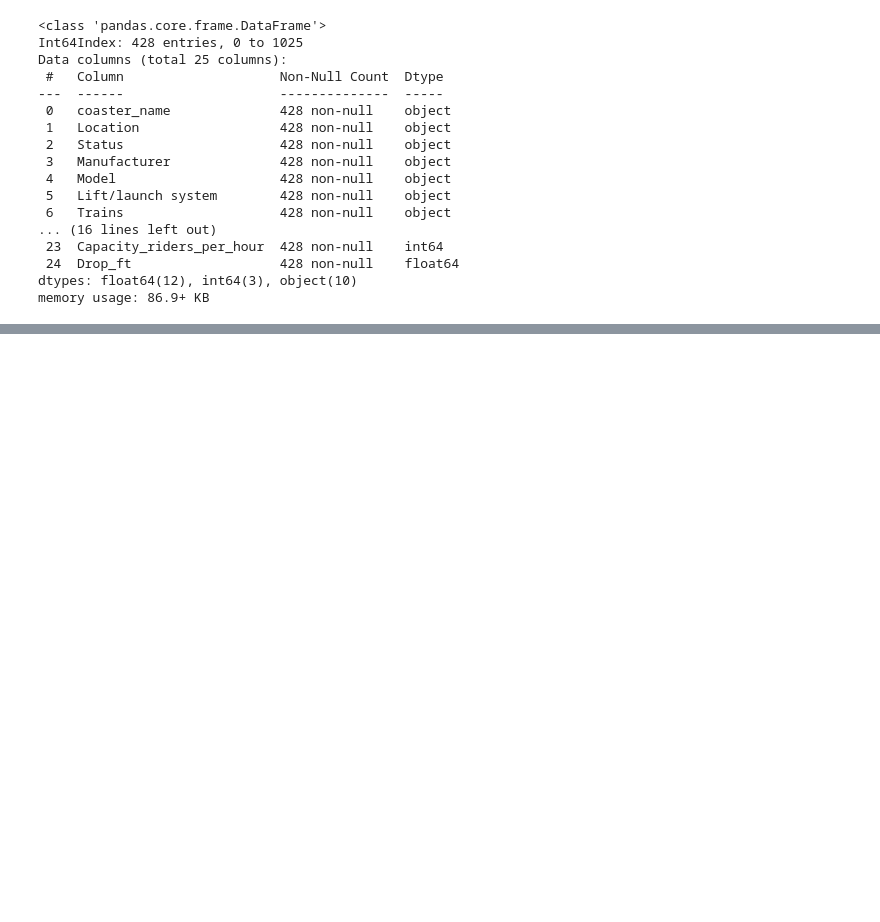
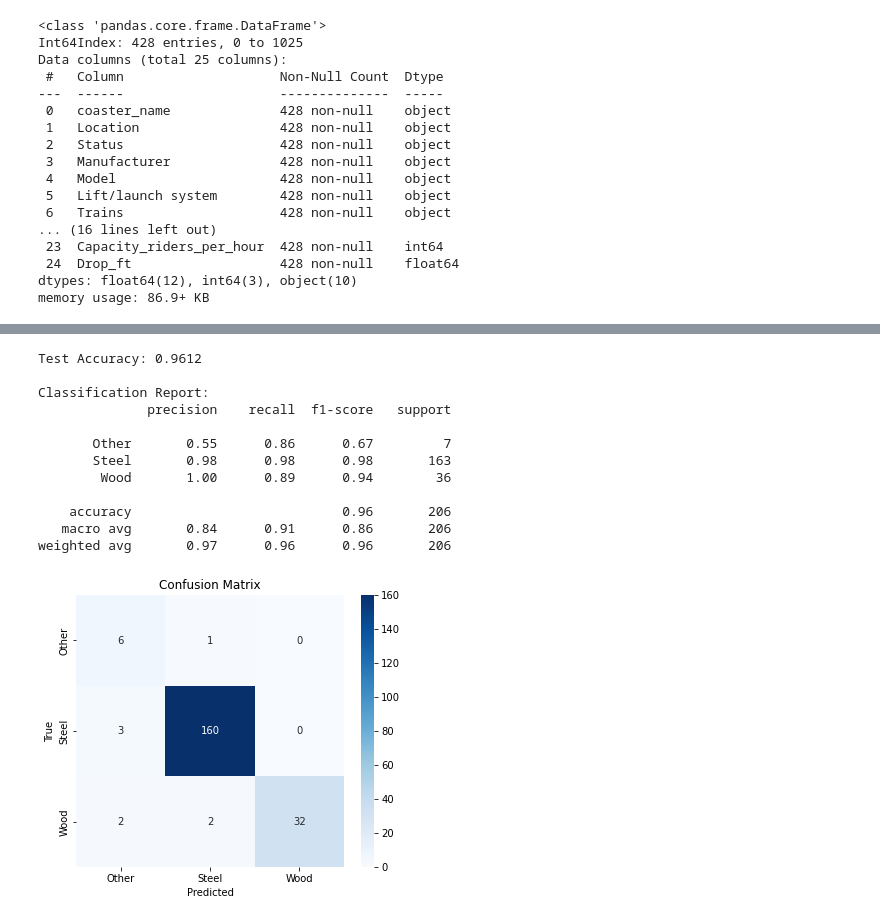
Before and after one commit to damienmha/coaster-classification, a Jupyter notebook: coaster_neural_net2.ipynb, the cells around one changed output, grey strips where cells are left out. Cells and saved outputs as stored; diff of their text form; code cells hidden in the pictures; blank space fills up the shorter version.

```diff
--- a/coaster_neural_net2.ipynb
+++ b/coaster_neural_net2.ipynb
@@ -428,0 +453,10 @@ plt.show()
+# %%
+import torch
+import torch.nn as nn
+import torch.nn.functional as F
+import torch.optim as optim
+from torch.utils.data import TensorDataset, DataLoader
+
+df = pd.read_csv('coaster_db_clean.csv')
+df = df.drop(df.columns[0], axis=1)
+df.head()
@@ -428,0 +620,51 @@ plt.show()
+# %%
+# Ensure model is in eval mode (turns off dropout, etc.)
+model.eval()
+
+# Move data to the same device as the model
+device = torch.device("mps" if torch.backends.mps.is_available() else "cpu")
+
+# Get predictions
+with torch.no_grad():
+    X_test_tensor = torch.tensor(X_test_prep, dtype=torch.float32).to(device)
+    outputs = model(X_test_tensor)
+
+# Convert logits to predicted class labels
+y_pred_probs = torch.softmax(outputs, dim=1).cpu().numpy()
+y_pred = np.argmax(y_pred_probs, axis=1)
+
+# Ground truth (convert to numpy if it’s a tensor)
+y_true = y_test_enc if isinstance(y_test_enc, np.ndarray) else y_test_enc.cpu().numpy()
+
+# Accuracy
+acc = (y_pred == y_true).mean()
+print(f"Test Accuracy: {acc:.4f}")
+
+# Classification report
+print("\nClassification Report:")
+print(classification_report(y_true, y_pred, target_names=le.classes_, zero_division=0))
+
+# Confusion matrix
+cm = confusion_matrix(y_true, y_pred)
+
+plt.figure(figsize=(6,5))
+sns.heatmap(cm, annot=True, fmt="d", cmap="Blues",
+            xticklabels=le.classes_, yticklabels=le.classes_)
+plt.xlabel("Predicted")
+plt.ylabel("True")
+plt.title("Confusion Matrix")
+plt.show()
+# %% [output]
+Test Accuracy: 0.9612
+
+Classification Report:
+              precision    recall  f1-score   support
+
+       Other       0.55      0.86      0.67         7
+       Steel       0.98      0.98      0.98       163
+        Wood       1.00      0.89      0.94        36
+
+    accuracy                           0.96       206
+   macro avg       0.84      0.91      0.86       206
+weighted avg       0.97      0.96      0.96       206
+[figure, added]
```
Also changed, not shown: parts of 20 cells of this notebook.
